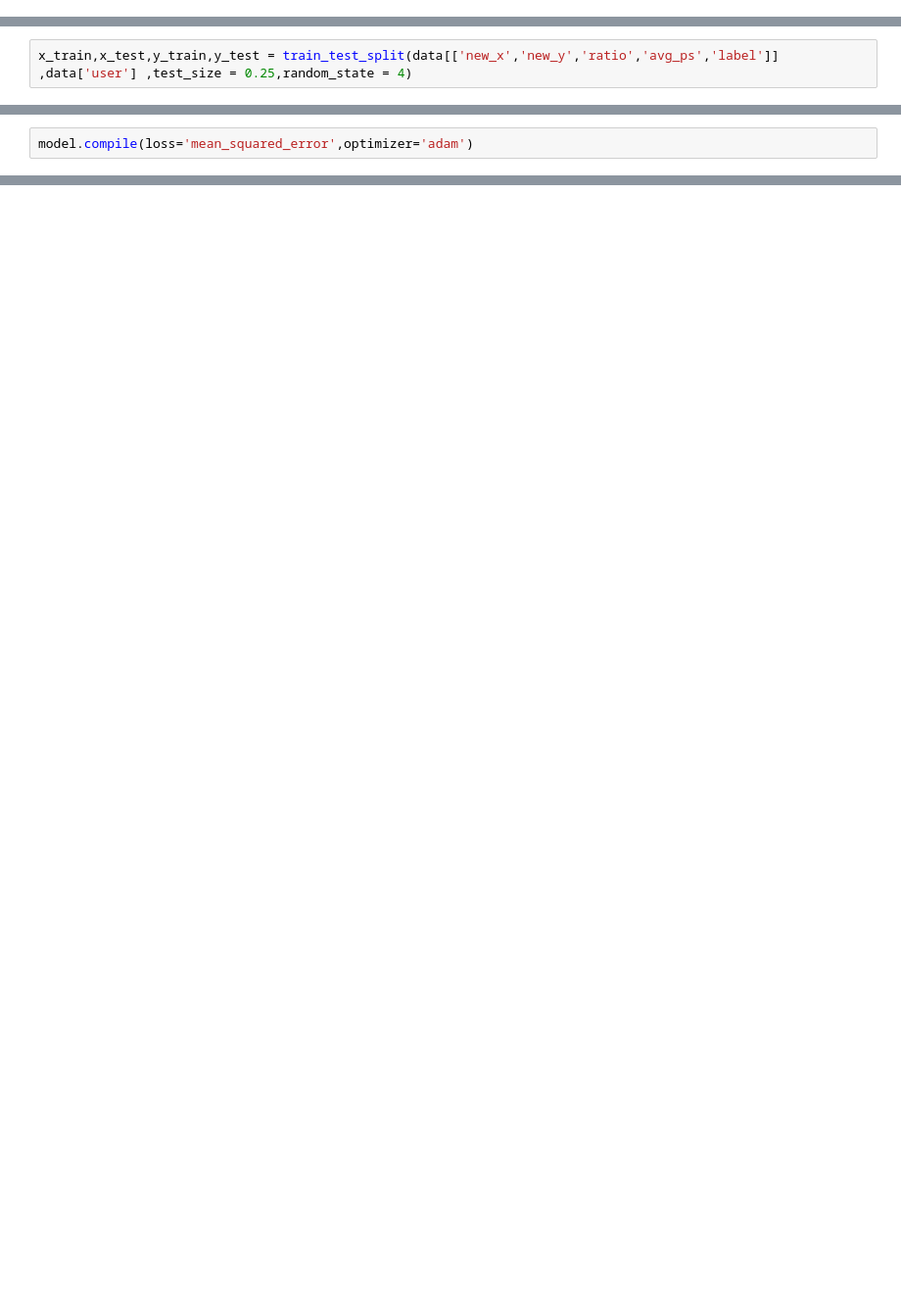
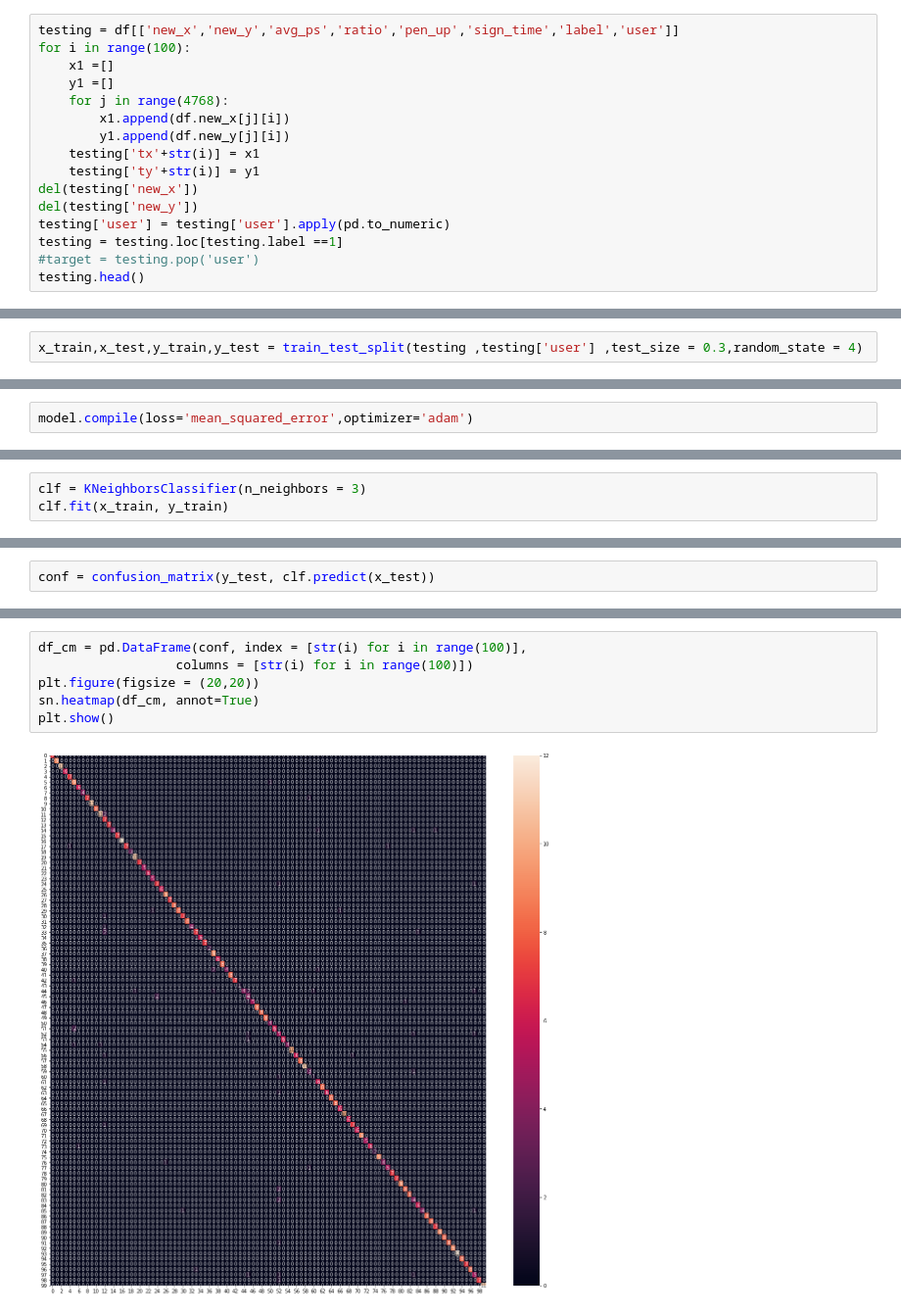
Before and after one commit to k-pratyush/online-signature-verification, a Jupyter notebook: Sign_clean.ipynb, the cells around one changed output, grey strips where cells are left out. Shown at 98% size. Saved outputs shown, nothing was run; the diff lists cells and outputs as text; blank space fills up the shorter version.

Commit message:
sign_clean update

```diff
--- a/Sign_clean.ipynb
+++ b/Sign_clean.ipynb
@@ -150,0 +165,16 @@ from sklearn.model_selection import train_test_split
+# %%
+testing = df[['new_x','new_y','avg_ps','ratio','pen_up','sign_time','label','user']]
+for i in range(100):
+    x1 =[]
+    y1 =[]
+    for j in range(4768):
+        x1.append(df.new_x[j][i])
+        y1.append(df.new_y[j][i])
+    testing['tx'+str(i)] = x1
+    testing['ty'+str(i)] = y1
+del(testing['new_x'])
+del(testing['new_y'])
+testing['user'] = testing['user'].apply(pd.to_numeric)
+testing = testing.loc[testing.label ==1]
+#target = testing.pop('user')
+testing.head()
@@ -151,2 +199,2 @@ from sklearn.model_selection import train_test_split
 # %%
-x_train,x_test,y_train,y_test = train_test_split(data[['new_x','new_y','ratio','avg_ps','label']] ,data['user'] ,test_size = 0.25,random_state = 4)
+x_train,x_test,y_train,y_test = train_test_split(testing ,testing['user'] ,test_size = 0.3,random_state = 4)
@@ -202,0 +279,3 @@ ValueError: Error when checking input: expected flatten_2_input to have 3 dimens
+# %%
+clf = KNeighborsClassifier(n_neighbors = 3)
+clf.fit(x_train, y_train)
@@ -202,0 +297,2 @@ ValueError: Error when checking input: expected flatten_2_input to have 3 dimens
+# %%
+conf = confusion_matrix(y_test, clf.predict(x_test))
@@ -202,0 +301,8 @@ ValueError: Error when checking input: expected flatten_2_input to have 3 dimens
+# %%
+df_cm = pd.DataFrame(conf, index = [str(i) for i in range(100)],
+                  columns = [str(i) for i in range(100)])
+plt.figure(figsize = (20,20))
+sn.heatmap(df_cm, annot=True)
+plt.show()
+# %% [output]
+[figure, added]
```
Also changed, not shown: parts of 26 cells of this notebook.
